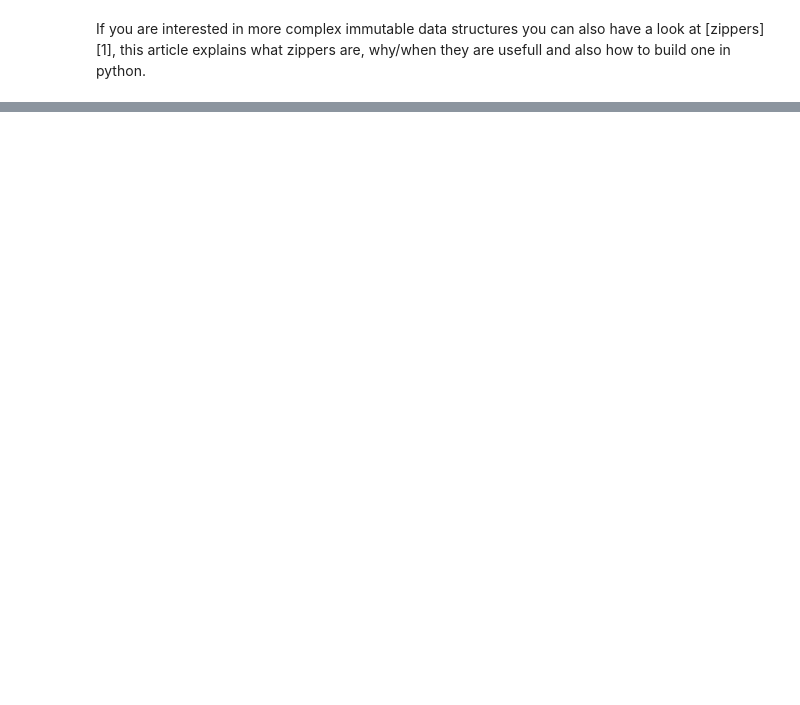
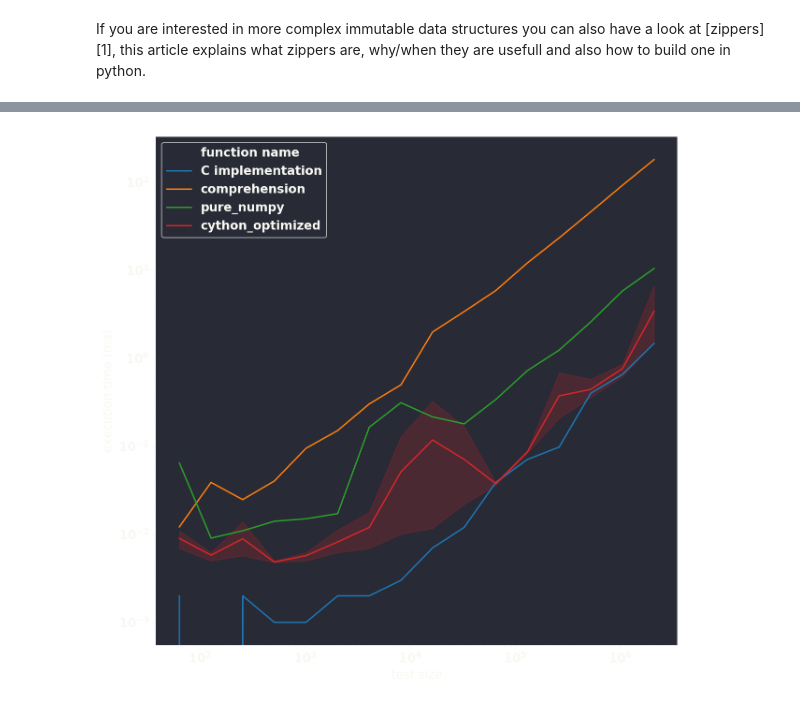
Before and after one commit to cglacet/Blog, a Jupyter notebook: python/notes.ipynb, the cells around one changed output, grey strips where cells are left out. Drawn from its saved outputs; the diff is of its cells as text; code cells hidden in the pictures; blank space fills up the shorter version.

```diff
--- a/python/notes.ipynb
+++ b/python/notes.ipynb
@@ -925,0 +1497,4 @@ If you are interested in more complex immutable data structures you can also hav
+# %%
+async def arequest(url, latency):
+    time.sleep(latency/10**3)
+    return url
@@ -925,0 +2010,12 @@ If you are interested in more complex immutable data structures you can also hav
+# %%
+%matplotlib inline
+%config InlineBackend.figure_formats = {'png', 'retina'}
+import perftests as pft
+
+MAX_VALUE = 100
+STEP_MUL_RATIO = 2
+MAX_TEST_SIZE = 2**22
+INITIAL_TEST_SIZE = 2**6
+
+def DEFAULT_STEP_FUNCTION(x):
+    return x*STEP_MUL_RATIO
@@ -925,0 +2040,17 @@ If you are interested in more complex immutable data structures you can also hav
+# %%
+# Here are the existing results generated by the C implementation:
+c_results = { "C implementation": [
+	(64, 0.002), (128, 0.000), (256, 0.002), (512, 0.001),
+	(1024, 0.001), (2048, 0.002), (4096, 0.002), (8192, 0.003),
+	(16384, 0.007), (32768, 0.012), (65536, 0.039), (131072, 0.071),
+	(262144, 0.098), (524288, 0.401), (1048576, 0.657), (2097152, 1.475),
+]}
+
+tests_options=dict(
+    external_results=c_results,
+    max_value=MAX_VALUE,
+    start=INITIAL_TEST_SIZE,
+    steps=DEFAULT_STEP_FUNCTION
+)
+
+run_tests = pft.init_multi_test(MAX_TEST_SIZE, **tests_options)
@@ -925,0 +2218,5 @@ If you are interested in more complex immutable data structures you can also hav
+# %%
+test_cases = [cython_list_comprehension, cython_with_numpy, pure_cython, pure_cython_typed, cython_optimized]
+
+results = run_tests(*test_cases)
+display(Markdown(pft.markdown_multi_results(results)))
@@ -925,0 +2242,5 @@ If you are interested in more complex immutable data structures you can also hav
+# %%
+plot_only = {"C implementation", "comprehension", "cython_optimized", "pure_numpy"}
+pft.plot_multi_results(results, plot_only=plot_only)
+# %% [output]
+[figure, added]
```
Also changed, not shown: parts of 109 cells of this notebook, 3 other files.
